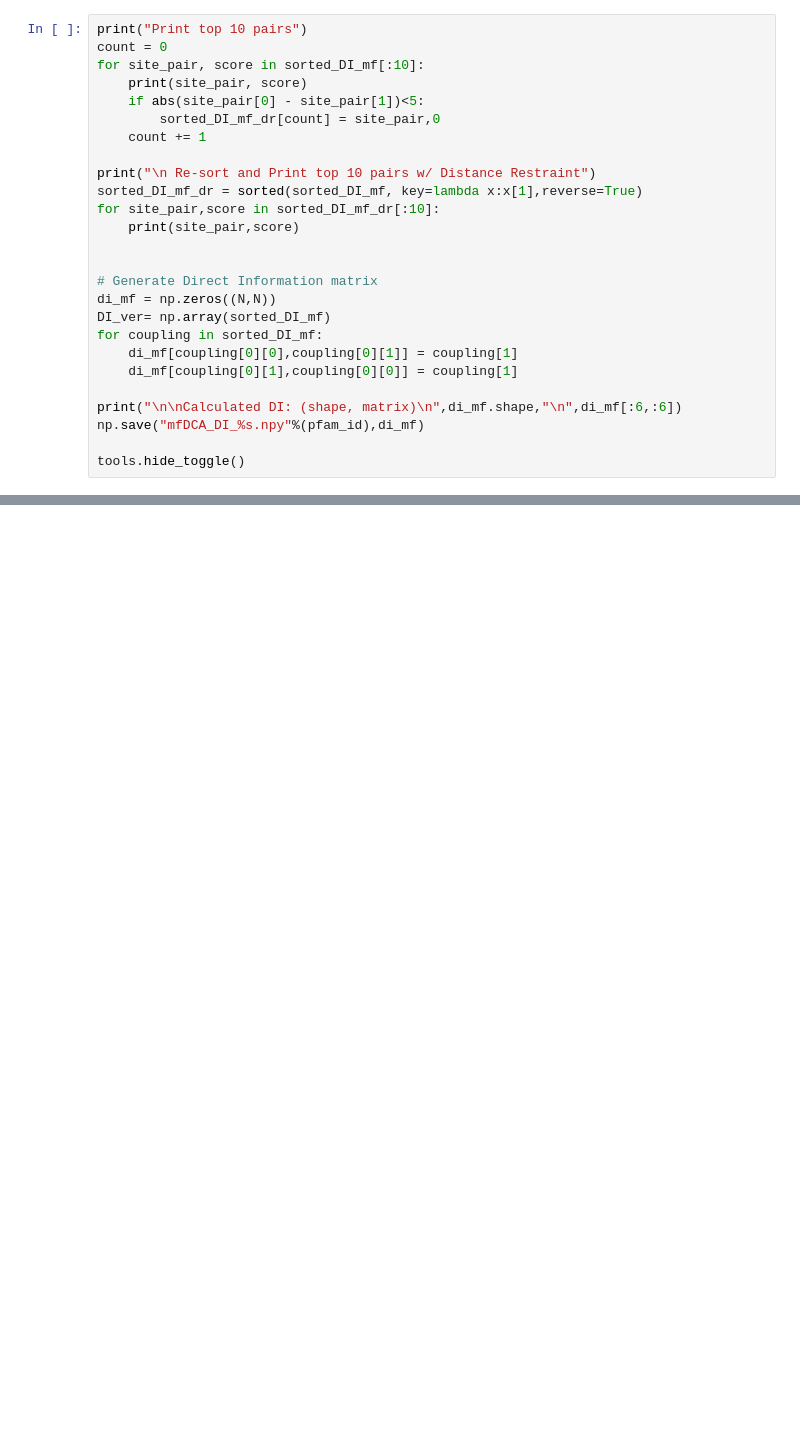
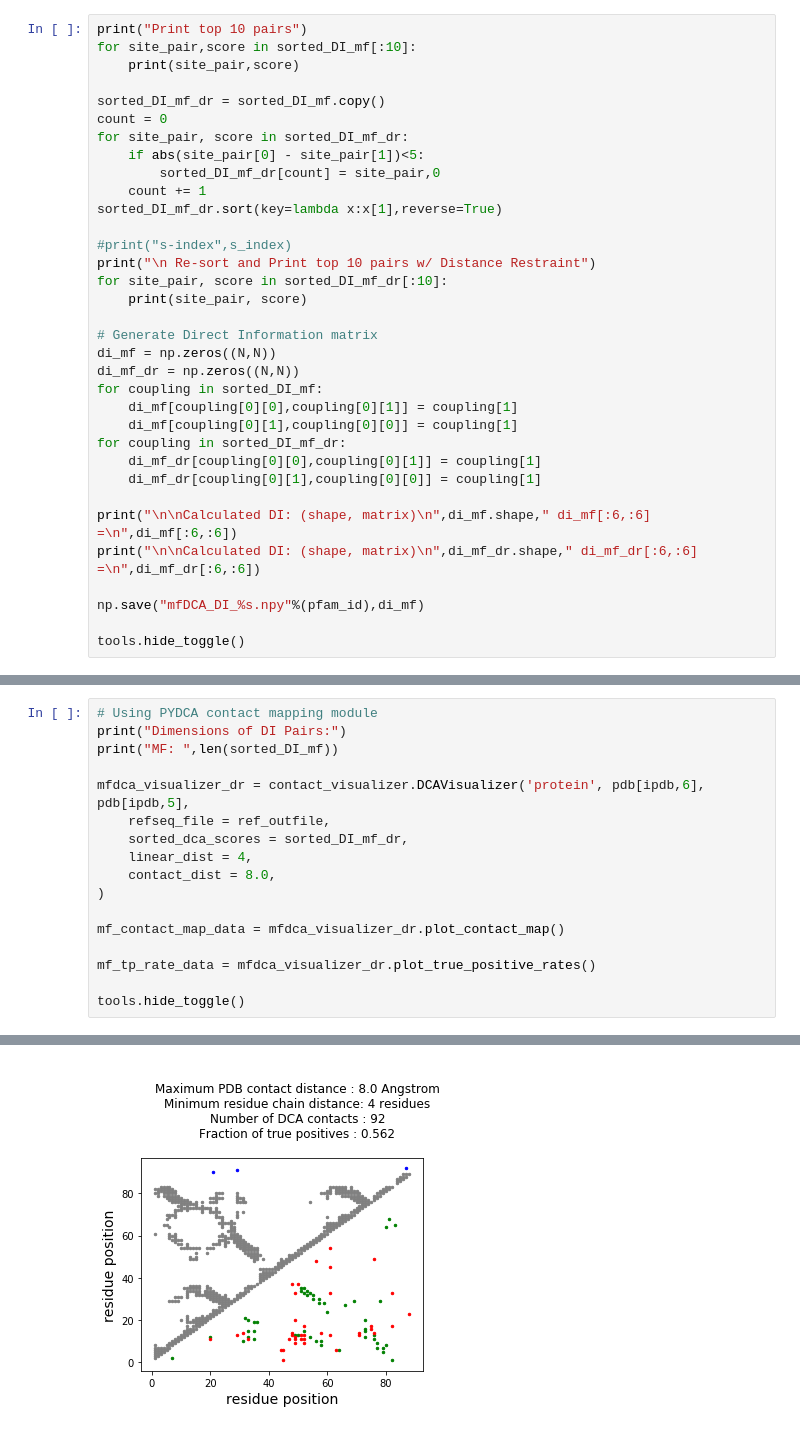
Before and after one commit to evancresswell/DCA_ER_old, a Jupyter notebook: block_ROC.ipynb, the cells around one changed output, grey strips where cells are left out. Cells and saved outputs as stored; diff of their text form; blank space fills up the shorter version.

```diff
--- a/block_ROC.ipynb
+++ b/block_ROC.ipynb
@@ -132,26 +127,34 @@ num sequences = 6610 , sequences len = 137
 # %%
 print("Print top 10 pairs")
+for site_pair,score in sorted_DI_mf[:10]:
+    print(site_pair,score)
+
+sorted_DI_mf_dr = sorted_DI_mf.copy()
 count = 0
-for site_pair, score in sorted_DI_mf[:10]:
-    print(site_pair, score)
+for site_pair, score in sorted_DI_mf_dr:
     if abs(site_pair[0] - site_pair[1])<5:
         sorted_DI_mf_dr[count] = site_pair,0
     count += 1
+sorted_DI_mf_dr.sort(key=lambda x:x[1],reverse=True)
 
+#print("s-index",s_index)
 print("\n Re-sort and Print top 10 pairs w/ Distance Restraint")
-sorted_DI_mf_dr = sorted(sorted_DI_mf, key=lambda x:x[1],reverse=True)
-for site_pair,score in sorted_DI_mf_dr[:10]:
-    print(site_pair,score)
-
+for site_pair, score in sorted_DI_mf_dr[:10]:
+    print(site_pair, score)
 
 # Generate Direct Information matrix
 di_mf = np.zeros((N,N))
-DI_ver= np.array(sorted_DI_mf)
+di_mf_dr = np.zeros((N,N))
 for coupling in sorted_DI_mf:
     di_mf[coupling[0][0],coupling[0][1]] = coupling[1]
     di_mf[coupling[0][1],coupling[0][0]] = coupling[1]
+for coupling in sorted_DI_mf_dr:
+    di_mf_dr[coupling[0][0],coupling[0][1]] = coupling[1]
+    di_mf_dr[coupling[0][1],coupling[0][0]] = coupling[1]
 
-print("\n\nCalculated DI: (shape, matrix)\n",di_mf.shape,"\n",di_mf[:6,:6])
+print("\n\nCalculated DI: (shape, matrix)\n",di_mf.shape," di_mf[:6,:6] =\n",di_mf[:6,:6])
+print("\n\nCalculated DI: (shape, matrix)\n",di_mf_dr.shape," di_mf_dr[:6,:6] =\n",di_mf_dr[:6,:6])
+
 np.save("mfDCA_DI_%s.npy"%(pfam_id),di_mf)
 
 tools.hide_toggle()
@@ -196,0 +349,18 @@ tools.hide_toggle()
+# %%
+# Using PYDCA contact mapping module
+print("Dimensions of DI Pairs:")
+print("MF: ",len(sorted_DI_mf))
+
+mfdca_visualizer_dr = contact_visualizer.DCAVisualizer('protein', pdb[ipdb,6], pdb[ipdb,5],
+    refseq_file = ref_outfile,
+    sorted_dca_scores = sorted_DI_mf_dr,
+    linear_dist = 4,
+    contact_dist = 8.0,
+)
+
+mf_contact_map_data = mfdca_visualizer_dr.plot_contact_map()
+
+mf_tp_rate_data = mfdca_visualizer_dr.plot_true_positive_rates()
+
+tools.hide_toggle()
+# %% [output]
@@ -196,0 +371 @@ tools.hide_toggle()
+[figure, added]
```
Also changed, not shown: parts of 24 cells of this notebook, 3 other files.
